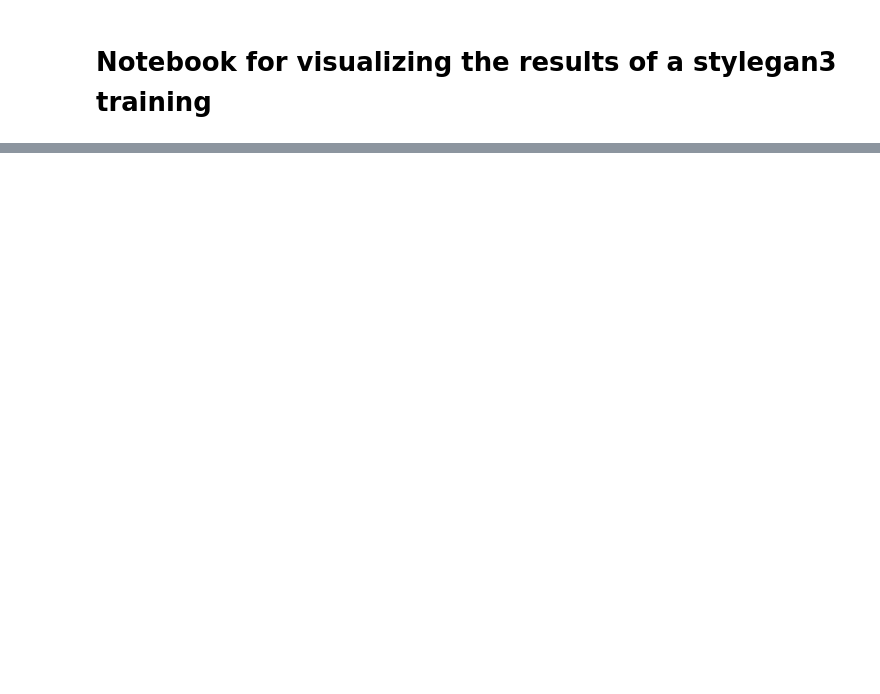
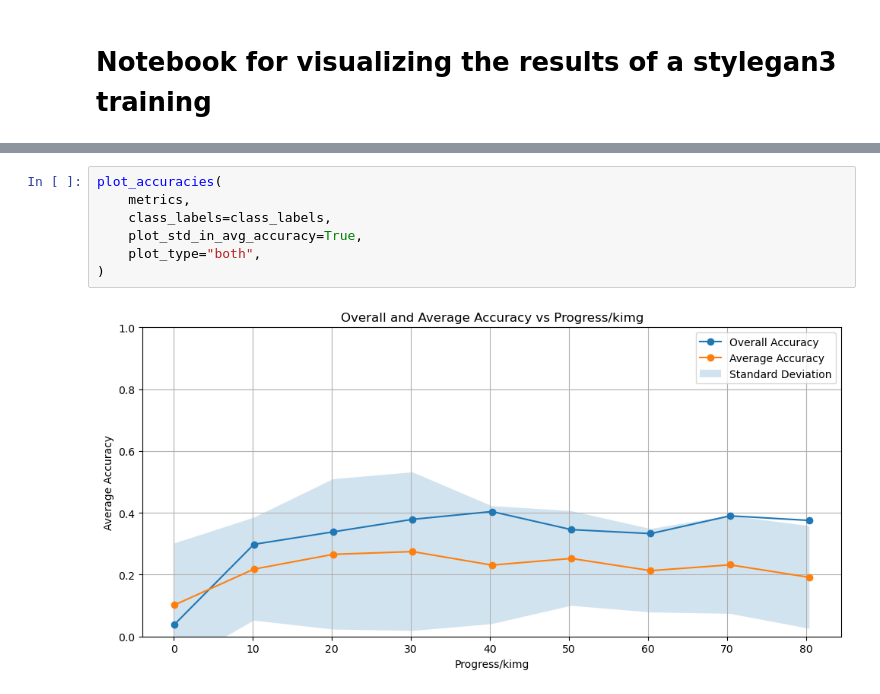
Before and after one commit to antongomez/Conditional-StyleGAN3, a Jupyter notebook: graphics.ipynb, the cells around one changed output, grey strips where cells are left out. Saved outputs shown, nothing was run; the diff lists cells and outputs as text; blank space fills up the shorter version.

```diff
--- a/graphics.ipynb
+++ b/graphics.ipynb
@@ -177 +282,10 @@ Average accuracies over the last 10 ticks: [0.63206193 0.62512435 0.62289257 0.6
+# %%
+plot_accuracies(
+    metrics,
+    class_labels=class_labels,
+    plot_std_in_avg_accuracy=True,
+    plot_type="both",
+)
+# %% [output]
+[figure, added]
 # %%
```
Also changed, not shown: parts of 8 cells of this notebook, 5 other files.
